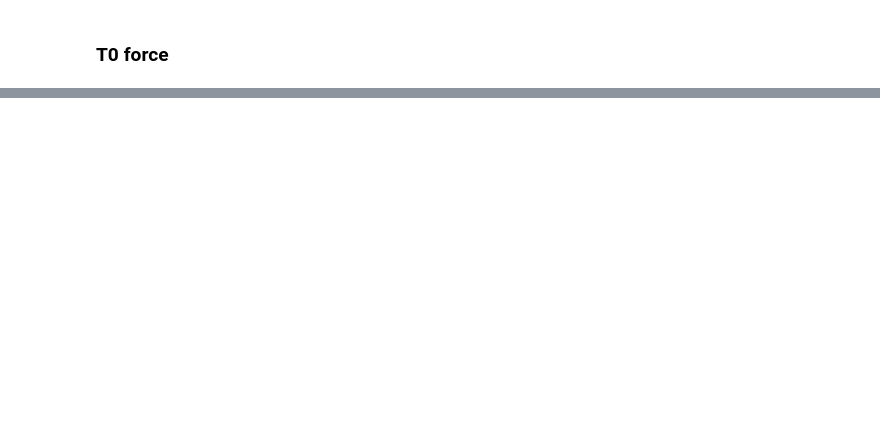
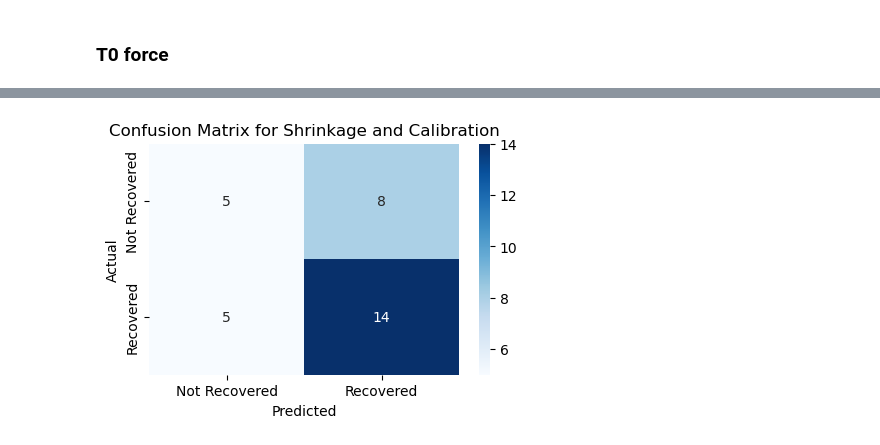
Before and after one commit to marwanelmo/AMSpred, a Jupyter notebook: Scripts/Final_ML_Singular.ipynb, the cells around one changed output, grey strips where cells are left out. Saved outputs shown, nothing was run; the diff lists cells and outputs as text; code cells hidden in the pictures; blank space fills up the shorter version.

```diff
--- a/Scripts/Final_ML_Singular.ipynb
+++ b/Scripts/Final_ML_Singular.ipynb
@@ -321,0 +375,99 @@ Best features: ['T0', 'T0_pain']
+# %%
+import pandas as pd
+import numpy as np
+import seaborn as sns
+import matplotlib.pyplot as plt
+from sklearn.linear_model import LogisticRegression
+from sklearn.metrics import accuracy_score, precision_score, recall_score, f1_score, confusion_matrix
+from sklearn.utils import resample
+from sklearn.feature_selection import RFE
+from sklearn.preprocessing import StandardScaler
+
+# Assuming X_train, X_test, y_train, y_test are already defined
+
+# Bootstrap Validation
+def bootstrap_validation(X_train, y_train, model, n_iterations=250):
+    bootstrapped_scores = []
+    for _ in range(n_iterations):
+        X_resampled, y_resampled = resample(X_train, y_train, replace=True)
+        model.fit(X_resampled, y_resampled)
+        y_pred = model.predict(X_test)
+        accuracy = accuracy_score(y_test, y_pred)
+        bootstrapped_scores.append(accuracy)
+    return np.mean(bootstrapped_scores), np.std(bootstrapped_scores)
+
+# Shrinkage and Calibration
+def shrinkage_and_calibration(X_train, y_train, X_test, y_test):
+    model = LogisticRegression(max_iter=10000)
+    model.fit(X_train, y_train)
+    y_pred_proba = model.predict_proba(X_test)[:, 1]
+    # Apply shrinkage factor (For demo, using a factor of 0.8)
+    shrinkage_factor = 0.8
+    y_pred = (y_pred_proba * shrinkage_factor > 0.5).astype(int)
+    return y_pred
+
+# Backward Selection
+def backward_selection(X_train, y_train, X_test, y_test):
+    model = LogisticRegression(max_iter=10000)
+    rfe = RFE(model, n_features_to_select=1)
+    rfe.fit(X_train, y_train)
+    ranking = rfe.ranking_
+    selected_features = [feature for feature, rank in zip(X_train.columns, ranking) if rank == 1]
+    model.fit(X_train[selected_features], y_train)
+    y_pred = model.predict(X_test[selected_features])
+    return y_pred, selected_features
+
+# Define models
+logistic_model = LogisticRegression(max_iter=10000)
+
+# Bootstrap Validation
+mean_acc, std_acc = bootstrap_validation(X_train, y_train, logistic_model)
+print(f'Bootstrap Validation - Mean Accuracy: {mean_acc:.4f}, Std Dev: {std_acc:.4f}')
+
+# Shrinkage and Calibration
+y_pred_shrinkage = shrinkage_and_calibration(X_train, y_train, X_test, y_test)
+metrics_shrinkage = {
+    'Accuracy': accuracy_score(y_test, y_pred_shrinkage),
+    'Precision': precision_score(y_test, y_pred_shrinkage),
+    'Recall': recall_score(y_test, y_pred_shrinkage),
+    'F1': f1_score(y_test, y_pred_shrinkage)
+}
+
+# Backward Selection
+y_pred_backward, selected_features = backward_selection(X_train, y_train, X_test, y_test)
+metrics_backward = {
+    'Accuracy': accuracy_score(y_test, y_pred_backward),
+    'Precision': precision_score(y_test, y_pred_backward),
+    'Recall': recall_score(y_test, y_pred_backward),
+    'F1': f1_score(y_test, y_pred_backward)
+}
+
+# Compile results into a DataFrame
+results_df = pd.DataFrame({
+    'Method': ['Bootstrap Validation', 'Shrinkage and Calibration', 'Backward Selection'],
+    'Accuracy': [mean_acc, metrics_shrinkage['Accuracy'], metrics_backward['Accuracy']],
+    'Precision': [np.nan, metrics_shrinkage['Precision'], metrics_backward['Precision']],
+    'Recall': [np.nan, metrics_shrinkage['Recall'], metrics_backward['Recall']],
+    'F1': [np.nan, metrics_shrinkage['F1'], metrics_backward['F1']]
+})
+
+print(results_df)
+
+# Plot confusion matrix for Shrinkage and Calibration
+conf_matrix_shrinkage = confusion_matrix(y_test, y_pred_shrinkage)
+plt.figure(figsize=(5, 3))
+sns.heatmap(conf_matrix_shrinkage, annot=True, fmt='d', cmap='Blues', xticklabels=['Not Recovered', 'Recovered'], yticklabels=['Not Recovered', 'Recovered'])
+plt.title('Confusion Matrix for Shrinkage and Calibration')
+plt.xlabel('Predicted')
+plt.ylabel('Actual')
+plt.show()
+
+# Plot confusion matrix for Backward Selection
+conf_matrix_backward = confusion_matrix(y_test, y_pred_backward)
+plt.figure(figsize=(5, 3))
+sns.heatmap(conf_matrix_backward, annot=True, fmt='d', cmap='Blues', xticklabels=['Not Recovered', 'Recovered'], yticklabels=['Not Recovered', 'Recovered'])
+plt.title('Confusion Matrix for Backward Selection')
+plt.xlabel('Predicted')
+plt.ylabel('Actual')
+plt.show()
+# %% [output]
@@ -321,0 +479 @@ Best features: ['T0', 'T0_pain']
+[figure, added]
```
Also changed, not shown: parts of 11 cells of this notebook, 3 other files.
